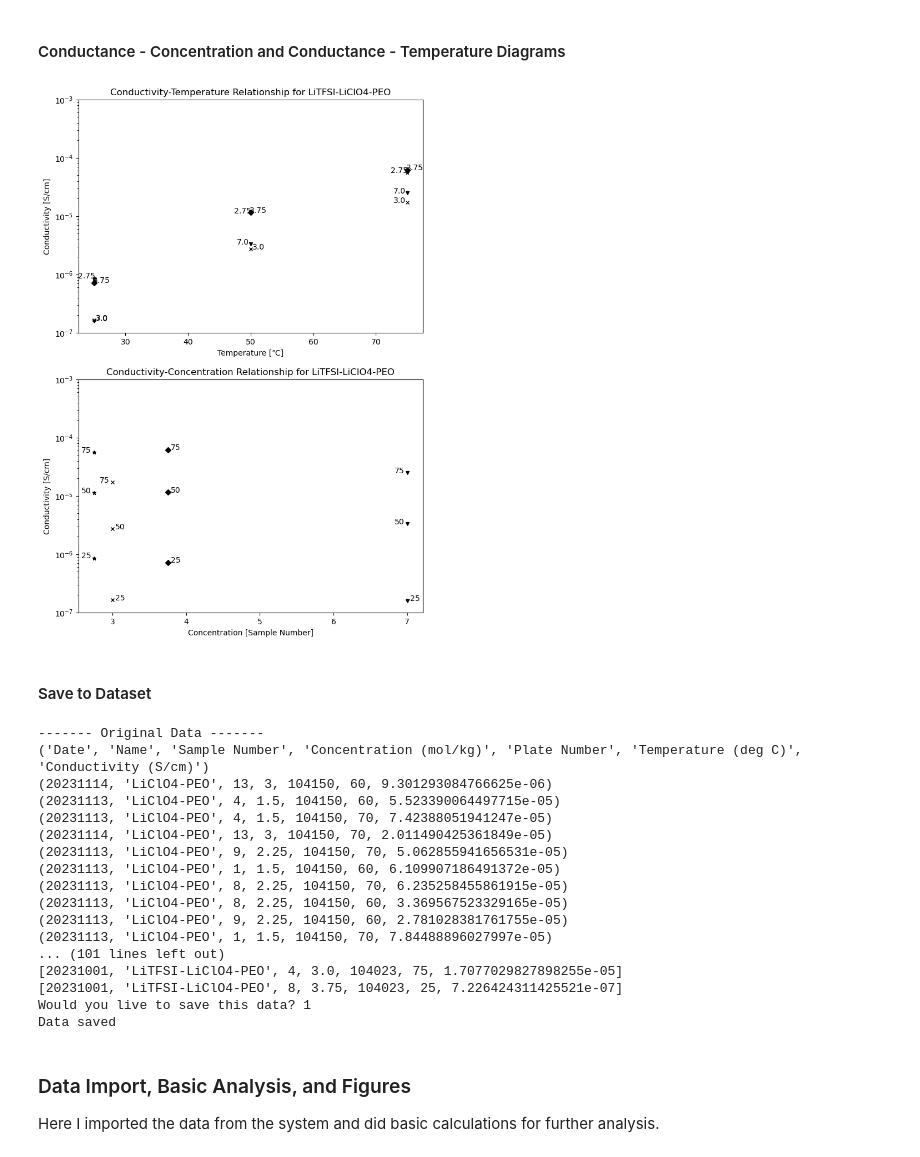
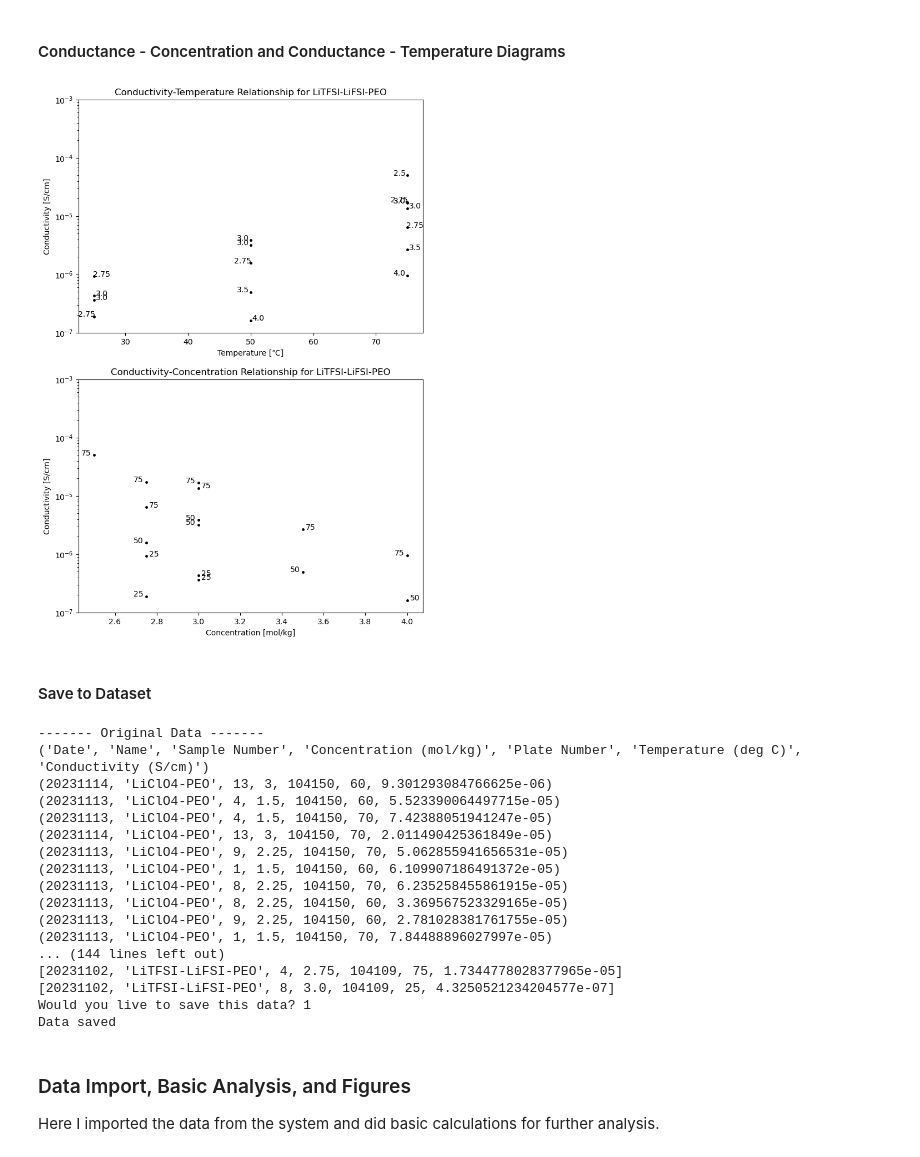
Before and after one commit to milesmsmith/auto-eis-conductivity, a Jupyter notebook: Data_Visualization_EIS.ipynb, the cells around one changed output. Drawn from its saved outputs; the diff is of its cells as text; code cells hidden in the pictures.

```diff
--- a/Data_Visualization_EIS.ipynb
+++ b/Data_Visualization_EIS.ipynb
@@ -25,9 +25,9 @@ from sympy import symbols, Eq, solve
 # %% [markdown]
 ### Configure User Inputs
 # %%
-data_name = 'LiTFSI-LiClO4-PEO'
+data_name = 'LiTFSI-LiFSI-PEO'
 # Set the directory path to where the data files (*.txt) format are located on the computer
-directory_path = '/Users/milessmith/Documents/GitHub/mit-tri-robot/data/LiTFSI-PEO_LiClO4-PEO_LiTFSI-LiClO4-PEO-11142023' # Miles MacBook Pro
+directory_path = '/Users/milessmith/Documents/GitHub/mit-tri-robot/data/3Nov2023-Sawyer' # Miles MacBook Pro
 # directory_path = 'C:\\Users\miles\Documents\GitHub\mit-tri-robot\eis_sample_data'
 # directory_path = 'C:\EIS' # Unchained Labs computer USE THIS DIRECTORY PATH IN 6-020
 
@@ -64,7 +64,7 @@ save_figs = 1
 
 concentration_map = [
     [1, 2, 3, 4, 5, 6, 7, 8, 9, 10, 11, 12 ,13, 14, 15],
-    [1.50, 1.50, 1.50, 1.50, 1.50, 2.25, 2.25, 2.25, 2.25, 2.25, 3.0, 3.0, 3, 3, 3]
+    [2.50, 2.50, 2.50, 2.75, 2.75, 2.75, 3.00, 3.00, 3.00, 3.50, 3.50, 3.50, 4.00, 4.00, 4.00]
 ]
 
 # What folder should the figure be saved to?
@@ -87,7 +87,7 @@ Temperature (degC): 25
 '''
 
 ### NOTICE: The underscores are an important aspect of the strings for temp and electrode number. ###
-plate_number1 = '104149_'
+plate_number1 = '104109_'
 # plate_number1 = "skip"
 
 # vial_number = '_13_' # YOU CAN FILTER BY ELECTRODE NUMBER
@@ -339,8 +339,8 @@ bode_fig, bode_ax = plt.subplots(2)
 for i in range(len(eis.sample_number)):
     sample_label = (str(eis.plate_number[i]) + '-' + str(eis.sample_number[i]) + ' | ' + str(eis.temperature[i]) + 'degC')
 
-    bode_ax[0].loglog(eis.spectra_f, eis.Z_magnitude[i], label = sample_label)
-    bode_ax[1].semilogx(eis.spectra_f, eis.Z_magnitude[i], label = sample_label)
+    bode_ax[0].loglog(eis.spectra_f, eis.Z_magnitude[i], label = eis.concentration[i])
+    bode_ax[1].semilogx(eis.spectra_f, eis.Z_magnitude[i], label = eis.concentration[i])
 
 bode_ax[0].set_title('Bode Plot of ' + eis.name)
 bode_ax[0].legend(loc='center left', bbox_to_anchor=(1, 0.5))
@@ -456,38 +456,38 @@ for i in range(len(eis.sample_number)):
     color_idx = eis.sample_number[i]%len(color_array)
     sample_color = color_array[eis.sample_number[i]%len(color_array) + shift]
     sample_marker = marker_array[eis.sample_number[i]]
     temp_color = color_array[int(eis.temperature[i]/10-2)]
 
     conductivity = eis.conductance[i]/area*thickness/100
-    conductance_ax[0].semilogy(eis.temperature[i], conductivity,marker=sample_marker, markersize='5', color='black', label=eis.concentration[i])
+    conductance_ax[0].semilogy(eis.temperature[i], conductivity,marker='.', markersize='5', color='black', label=eis.concentration[i])
     conductance_ax[0].annotate(eis.concentration[i],
                                (eis.temperature[i], conductivity),
                                textcoords="offset points",
                                xytext=(label_direction*10,0),
                                ha='center')
     conductance_ax[0].set_xlabel('Temperature [℃]')
     conductance_ax[0].set_ylabel('Conductivity [S/cm]')
     conductance_ax[0].set_title('Conductivity-Temperature Relationship for ' + data_name)
-    conductance_ax[1].semilogy(eis.concentration[i], conductivity,marker=sample_marker, markersize='5', color='black', label=eis.sample_number[i])
+    conductance_ax[1].semilogy(eis.concentration[i], conductivity,marker='.', markersize='5', color='black', label=eis.sample_number[i])
     conductance_ax[1].annotate(eis.temperature[i],
                                (eis.concentration[i], conductivity),
                                textcoords="offset points",
                                xytext=(label_direction*10,0),
                                ha='center')
     conductance_ax[1].set_title('Conductivity-Concentration Relationship for ' + data_name)
     conductance_ax[1].set_ylabel('Conductivity [S/cm]')
-    conductance_ax[1].set_xlabel('Concentration [Sample Number]')
+    conductance_ax[1].set_xlabel('Concentration [mol/kg]')
     conductance_ax[1].set_ylim([10**-7, 10**-3])
     conductance_ax[0].set_ylim([10**-7, 10**-3])
 
 
     conductance_fig.set_figheight(12)
     conductance_fig.set_figwidth(8)
 
 if save_figs == 1:
-    conductance_fig.savefig(save_path + '/' +  str(eis.date_characterized[i]) + '_' +eis.name + '_conductivity.png', bbox_inches='tight')
+    conductance_fig.savefig(save_path + '/' +  str(eis.date_characterized[i]) + '_' +eis.name + '_'+ str(min(eis.concentration)) +'_'+ str(max(eis.concentration)) + '_m' + '_conductivity.png', bbox_inches='tight',dpi=600)
 # %% [output]
-[figure, old version]
+[figure, new version]
 # %% [markdown]
 #### Save to Dataset
 # %%
@@ -527,9 +527,9 @@ else:
 (20231113, 'LiClO4-PEO', 8, 2.25, 104150, 60, 3.369567523329165e-05)
 (20231113, 'LiClO4-PEO', 9, 2.25, 104150, 60, 2.781028381761755e-05)
 (20231113, 'LiClO4-PEO', 1, 1.5, 104150, 70, 7.84488896027997e-05)
-... (101 lines left out)
-[20231001, 'LiTFSI-LiClO4-PEO', 4, 3.0, 104023, 75, 1.7077029827898255e-05]
-[20231001, 'LiTFSI-LiClO4-PEO', 8, 3.75, 104023, 25, 7.226424311425521e-07]
+... (144 lines left out)
+[20231102, 'LiTFSI-LiFSI-PEO', 4, 2.75, 104109, 75, 1.7344778028377965e-05]
+[20231102, 'LiTFSI-LiFSI-PEO', 8, 3.0, 104109, 25, 4.3250521234204577e-07]
 Would you live to save this data? 1
 Data saved
 # %% [markdown]
```
Also changed, not shown: parts of 4 cells of this notebook, 16 other files.
